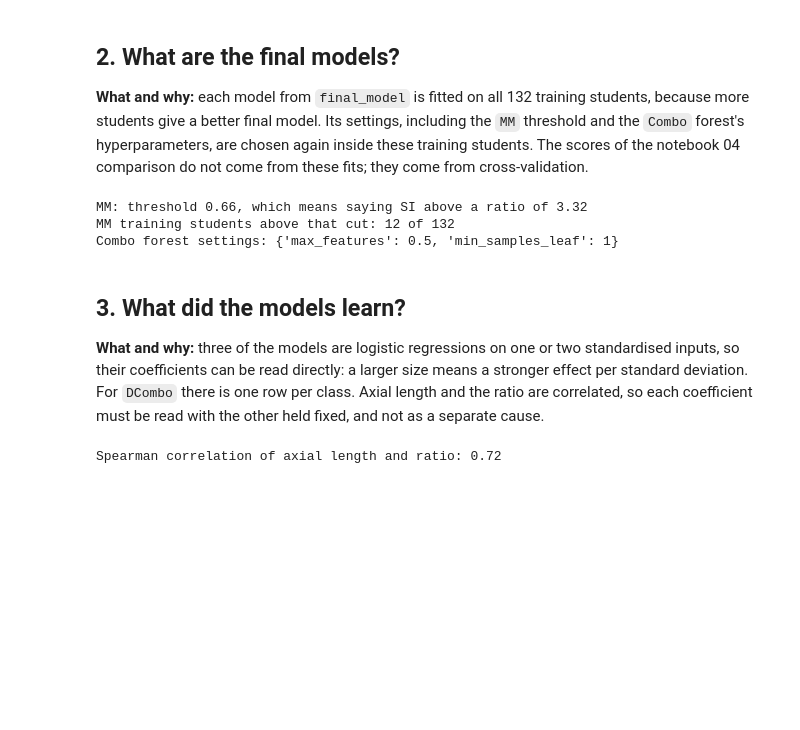
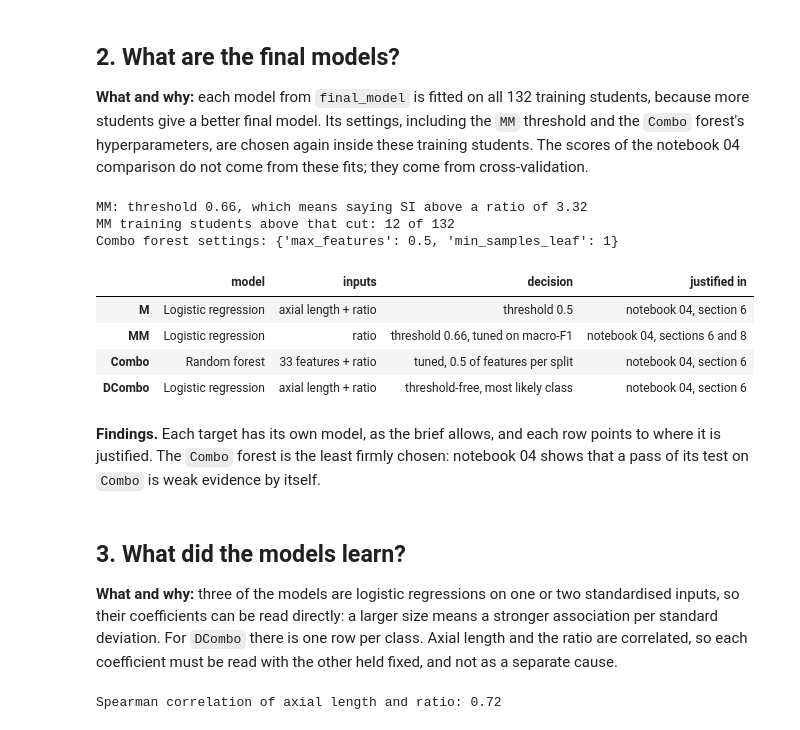
Before and after one commit to tomas20oriol-jpg/miopia-ml-project, a Jupyter notebook: notebooks/05_final_models.ipynb, the cells around one changed output. Drawn from its saved outputs; the diff is of its cells as text; code cells hidden in the pictures; blank space fills up the shorter version.

```diff
--- a/notebooks/05_final_models.ipynb
+++ b/notebooks/05_final_models.ipynb
@@ -49,24 +49,37 @@ train (132, 34)
 # %%
 fitted, columns = {}, {}
 for target in TARGETS:
     model, columns[target] = final_model(target, FEATURES)
     fitted[target] = model.fit(X_train[columns[target]], Y_train[target])
 
 mm_logistic = fitted["MM"].estimator_
 scale, logistic = mm_logistic.named_steps["prep"].named_steps["scale"], mm_logistic.named_steps["model"]
 threshold = fitted["MM"].best_threshold_
 ratio_cut = scale.mean_[0] + scale.scale_[0] * (logit(threshold) - logistic.intercept_[0]) / logistic.coef_[0, 0]
 print(f"MM: threshold {threshold:.2f}, which means saying SI above a ratio of {ratio_cut:.2f}")
 print(f"MM training students above that cut: {(X_train[RATIO] > ratio_cut).sum()} of {len(X_train)}")
 print("Combo forest settings:", {k.removeprefix("model__"): v for k, v in fitted["Combo"].best_params_.items()})
+pd.DataFrame({
+    "M": ["Logistic regression", "axial length + ratio", "threshold 0.5", "notebook 04, section 6"],
+    "MM": ["Logistic regression", "ratio", f"threshold {threshold:.2f}, tuned on macro-F1", "notebook 04, sections 6 and 8"],
+    "Combo": ["Random forest", "33 features + ratio", f"tuned, {fitted['Combo'].best_params_['model__max_features']} of features per split", "notebook 04, section 6"],
+    "DCombo": ["Logistic regression", "axial length + ratio", "threshold-free, most likely class", "notebook 04, section 6"],
+}, index=["model", "inputs", "decision", "justified in"]).T
 # %% [output]
 MM: threshold 0.66, which means saying SI above a ratio of 3.32
 MM training students above that cut: 12 of 132
 Combo forest settings: {'max_features': 0.5, 'min_samples_leaf': 1}
+|  | model | inputs | decision | justified in |
+| M | Logistic regression | axial length + ratio | threshold 0.5 | notebook 04, section 6 |
+| MM | Logistic regression | ratio | threshold 0.66, tuned on macro-F1 | notebook 04, sections 6 and 8 |
+| Combo | Random forest | 33 features + ratio | tuned, 0.5 of features per split | notebook 04, section 6 |
+| DCombo | Logistic regression | axial length + ratio | threshold-free, most likely class | notebook 04, section 6 |
+# %% [markdown]
+**Findings.** Each target has its own model, as the brief allows, and each row points to where it is justified. The `Combo` forest is the least firmly chosen: notebook 04 shows that a pass of its test on `Combo` is weak evidence by itself.
 # %% [markdown]
 ## 3. What did the models learn?
 
-**What and why:** three of the models are logistic regressions on one or two standardised inputs, so their coefficients can be read directly: a larger size means a stronger effect per standard deviation. For `DCombo` there is one row per class. Axial length and the ratio are correlated, so each coefficient must be read with the other held fixed, and not as a separate cause.
+**What and why:** three of the models are logistic regressions on one or two standardised inputs, so their coefficients can be read directly: a larger size means a stronger association per standard deviation. For `DCombo` there is one row per class. Axial length and the ratio are correlated, so each coefficient must be read with the other held fixed, and not as a separate cause.
 # %%
 rows = {"M, says SI": dict(zip(columns["M"], fitted["M"].named_steps["model"].coef_[0])),
         "MM, says SI": dict(zip(columns["MM"], logistic.coef_[0]))}
```
Also changed, not shown: parts of 14 cells of this notebook, 6 other files.
